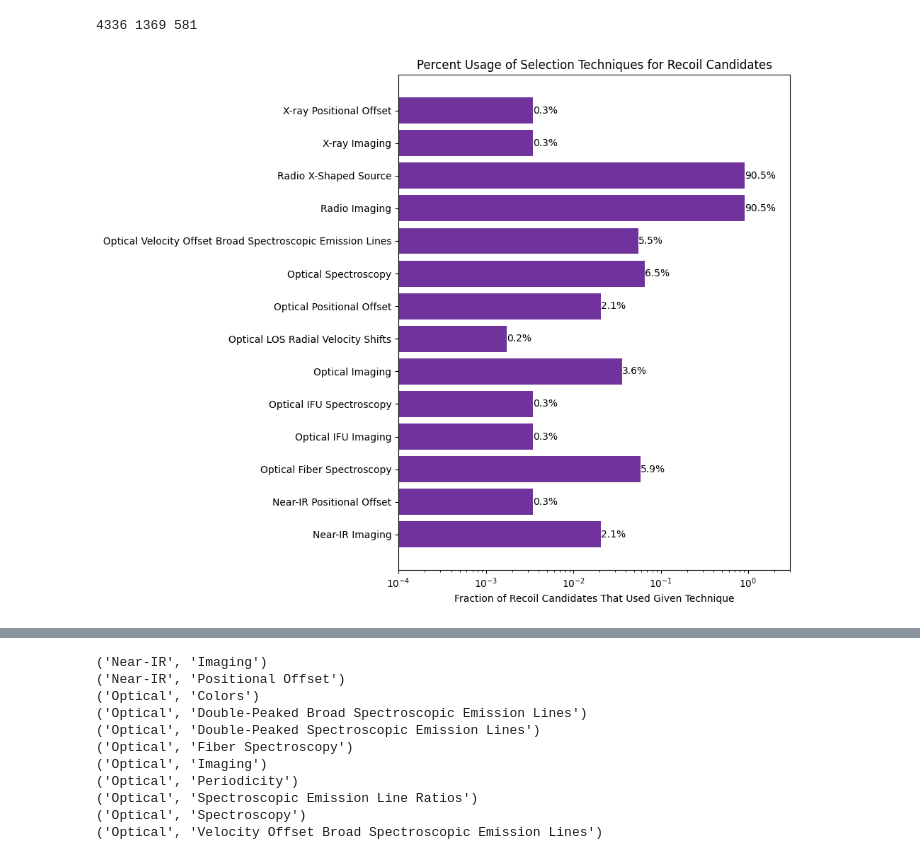
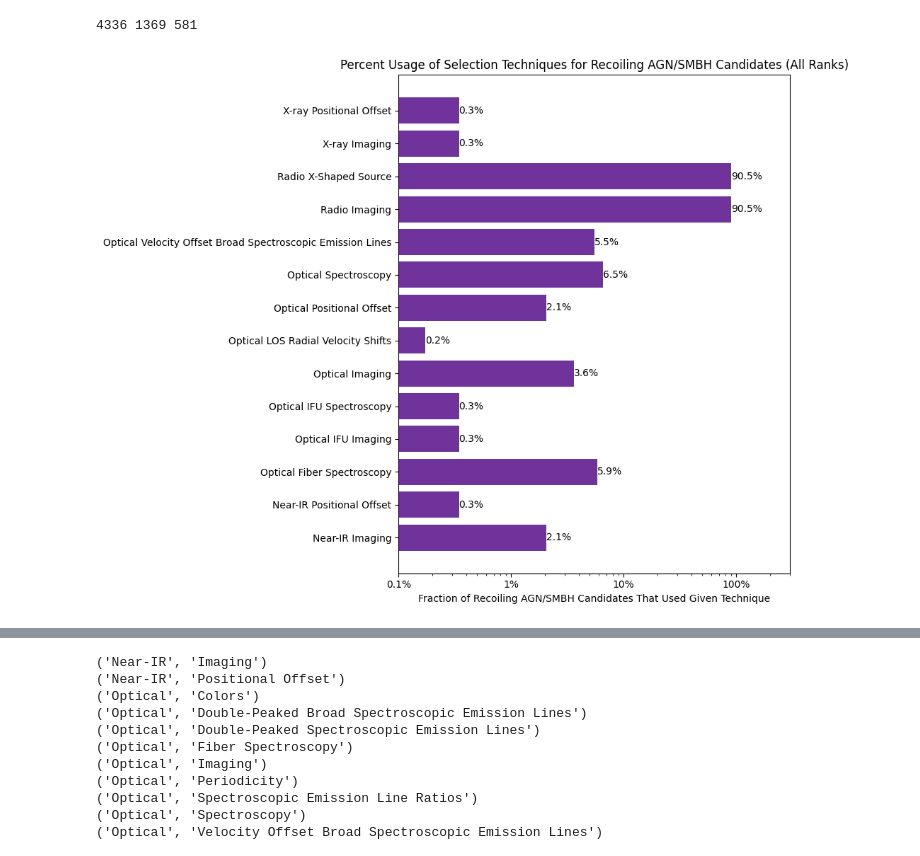
Before and after one commit to thatastroguy/thebigmac, a Jupyter notebook: MAC_RecoilAGN_SelectionMethodAnalysis.ipynb, the cells around one changed output, grey strips where cells are left out. Drawn from its saved outputs; the diff is of its cells as text; code cells hidden in the pictures.

```diff
--- a/MAC_RecoilAGN_SelectionMethodAnalysis.ipynb
+++ b/MAC_RecoilAGN_SelectionMethodAnalysis.ipynb
@@ -75,18 +75,22 @@ def get_analysis_method(waveband, technique):
 # %%
 # here we're testing out the plotting for objects that have optical spectroscopy as a selection technique
 
-MAC1 = MAC[(MAC['Primary System Type']=='Dual AGN') | (MAC['Primary System Type']=='Dual AGN Candidate') | \
-           (MAC['Primary System Type']=='Dual SMBH Candidate') | \
-           (MAC['Primary System Type']=='Dual AGN Candidate ; Dual SMBH Candidate')]
+MAC1 = MAC[MAC['System Type 1: Dual AGNs']!="-99"]
+MAC2 = MAC[MAC['System Type 2: Binary AGNs']!="-99"]
+MAC3 = MAC[MAC['System Type 3: Recoiling AGNs']!="-99"]
 
-MAC2 = MAC[(MAC['Primary System Type']=='Binary AGN') | (MAC['Secondary System Type']=='Binary AGN Candidate') | \
-           (MAC['Secondary System Type']=='Binary SMBH Candidate') | (MAC['Primary System Type']=='Binary AGN Candidate') |\
-           (MAC['Primary System Type']=='Binary AGN Candidate ; Binary SMBH Candidate') | \
-           (MAC['Secondary System Type']=='Binary AGN Candidate ; Binary SMBH Candidate') | \
-          (MAC['Primary System Type']=='Binary SMBH Candidate')]
-
-MAC3 = MAC[(MAC['Primary System Type']=='Recoil Candidate') | (MAC['Secondary System Type']=='Recoil Candidate') | \
-           (MAC['Tertiary System Type']=='Recoil Candidate')]
+#MAC1 = MAC[(MAC['Primary System Type']=='Dual AGN') | (MAC['Primary System Type']=='Dual AGN Candidate') | \
+#           (MAC['Primary System Type']=='Dual SMBH Candidate') | \
+#           (MAC['Primary System Type']=='Dual AGN Candidate ; Dual SMBH Candidate')]
+#
+#MAC2 = MAC[(MAC['Primary System Type']=='Binary AGN') | (MAC['Secondary System Type']=='Binary AGN Candidate') | \
+#           (MAC['Secondary System Type']=='Binary SMBH Candidate') | (MAC['Primary System Type']=='Binary AGN Candidate') |\
+#           (MAC['Primary System Type']=='Binary AGN Candidate ; Binary SMBH Candidate') | \
+#           (MAC['Secondary System Type']=='Binary AGN Candidate ; Binary SMBH Candidate') | \
+#          (MAC['Primary System Type']=='Binary SMBH Candidate')]
+#
+#MAC3 = MAC[(MAC['Primary System Type']=='Recoil Candidate') | (MAC['Secondary System Type']=='Recoil Candidate') | \
+#           (MAC['Tertiary System Type']=='Recoil Candidate')]
 
 
 #band = ['Optical']
@@ -241,38 +245,42 @@ for i, j in zip(wavebands,techniques):
     elif str(i)+' '+str(j) == 'Optical Spectroscopic Emission Line Ratios':
         count = len(df_selection)-11
         counts.append(count/norm)
         labels.append(str(i)+' '+str(j))
     else:
         count = len(df_selection)
         counts.append(count/norm)
         labels.append(str(i)+' '+str(j))
 
 order = range(len(wavebands))
 for i in reversed(order): # reversing our iteration order so we don't screw up our indexes
     if float((counts[i]*norm))<1.0:
         wavebands.pop(i)
         techniques.pop(i)
         counts.pop(i)
         labels.pop(i)
 
 fig, ax = plt.subplots(figsize=(10, 8))
 bars = ax.barh(labels, counts, color='indigo', alpha = 0.8, log=True)
 
 for bar in bars:
     width = bar.get_width()  # Use get_width for horizontal bars
     if width > 0.0001:  # Adjust this threshold if necessary
         percentage = f'{100 * width:.1f}%'  # Calculate the percentage based on the bar's width
         ax.text(width, bar.get_y() + bar.get_height() / 2, percentage,  # Position the text at the end of the bar
                 ha='left', va='center', fontsize=10)  # Adjust text alignment
 
-ax.set_xlim([0.0001, 3.0])
-plt.xlabel('Fraction of Recoil Candidates That Used Given Technique')
-plt.title('Percent Usage of Selection Techniques for Recoil Candidates')
+ax.set_xlim([0.001, 3.0])
+
+plt.rcParams['axes.formatter.min_exponent'] = 3
+ax.set_xticklabels(['0.01%','0.1%','1%','10%','100%'])
+
+plt.xlabel('Fraction of Recoiling AGN/SMBH Candidates That Used Given Technique')
+plt.title('Percent Usage of Selection Techniques for Recoiling AGN/SMBH Candidates (All Ranks)')
 plt.tight_layout()
-plt.savefig('RecoilAGN_selectmethods_aggregate.pdf', dpi=150)
+plt.savefig('RecoilAGN_selectmethods_aggregate.pdf', dpi=150, bbox_inches='tight')
 plt.show()
 # %% [output]
-[figure, old version]
+[figure, new version]
 # %%
 # we'll need to clean this up....
 
```
Also changed, not shown: parts of 4 cells of this notebook, 2 other files.
